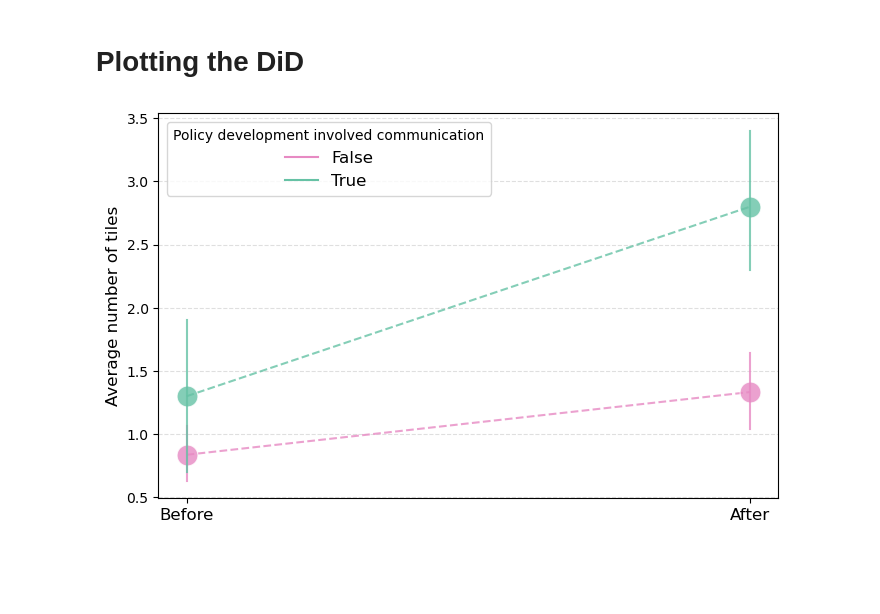
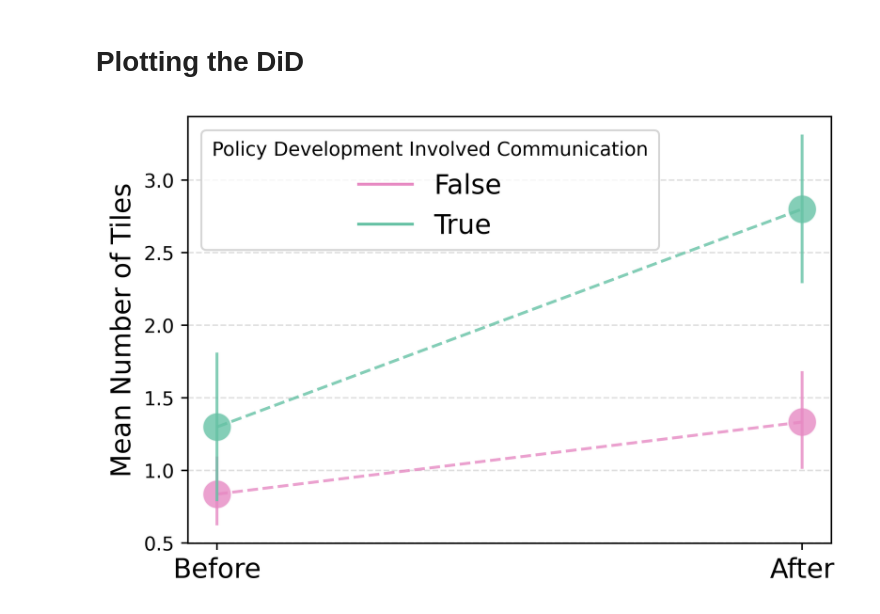
Before and after one commit to giava90/games-and-policy-effectivness, a Jupyter notebook: testing_H.ipynb, the cells around one changed output. Saved outputs shown, nothing was run; the diff lists cells and outputs as text; code cells hidden in the pictures; blank space fills up the shorter version.

Commit message:
fontsize and ylabel of figure 4 of the paper

```diff
--- a/testing_H.ipynb
+++ b/testing_H.ipynb
@@ -338,37 +338,37 @@ def plot_difference_in_difference(df, before_col='before', after_col='after', tr
     plot_data = df.melt(id_vars=[treatment_col], value_vars=[before_col, after_col],
                         var_name='Time', value_name='Value')
 
     colors = {True: '#66c2a5', False: '#e78ac3'}
-
+    fontsize_labels = 14
     # Create a line plot using seaborn
-    plt.figure(figsize=(8, 5))
+    plt.figure(figsize=(6, 4), dpi=500)
     sns.lineplot(data=plot_data, x='Time', y='Value', hue=treatment_col, linestyle="--",
                  marker='o', palette=colors, err_style="bars", markersize=15, alpha=0.8)
 
     # Calculate means
     treated_before = df.loc[df[treatment_col]==True, before_col].mean()
     control_before = df.loc[df[treatment_col]==False, before_col].mean()
     control_after = df.loc[df[treatment_col]==False, after_col].mean()
 
     # The control group's change
     control_diff = control_after - control_before
 
     # Counterfactual for treated after (if no treatment effect)
     treated_counterfactual_after = treated_before + control_diff
 
     # Add dashed line for treated counterfactual
     # plt.plot(
     #     [0, 1],
     #     [treated_before, treated_counterfactual_after],
     #     linestyle='--', color="darkgrey"
     # )
 
-    plt.xlabel('', fontsize=14)
-    plt.xticks([0,1],["Before", "After"], fontsize=12)
-    plt.ylabel('Average number of tiles', fontsize=12)
-    plt.legend(title="Policy development involved communication", loc='upper left', fontsize=12)
+    plt.xlabel('', fontsize=fontsize_labels)
+    plt.xticks([0,1],["Before", "After"], fontsize=fontsize_labels)
+    plt.ylabel('Mean Number of Tiles', fontsize=fontsize_labels)
+    plt.legend(title="Policy Development Involved Communication", loc='upper left', fontsize=fontsize_labels)
     plt.grid(axis='y', linestyle='--', alpha=0.4)
     plt.show()
 plot_difference_in_difference(policy_effect_df, before_col='before', after_col='after', treatment_col='decision_basis_is_communication')
 # %% [output]
-[figure, old version]
+[figure, new version]
```
Also changed, not shown: parts of 4 cells of this notebook.
